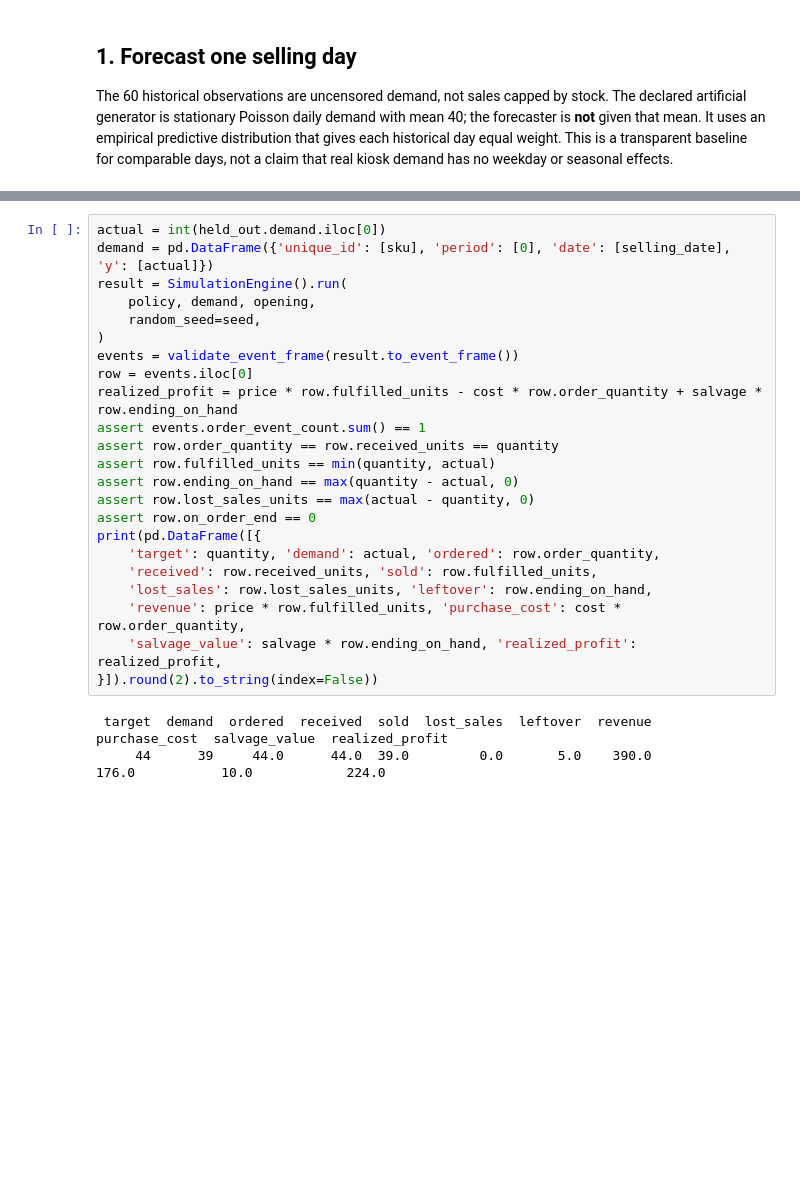
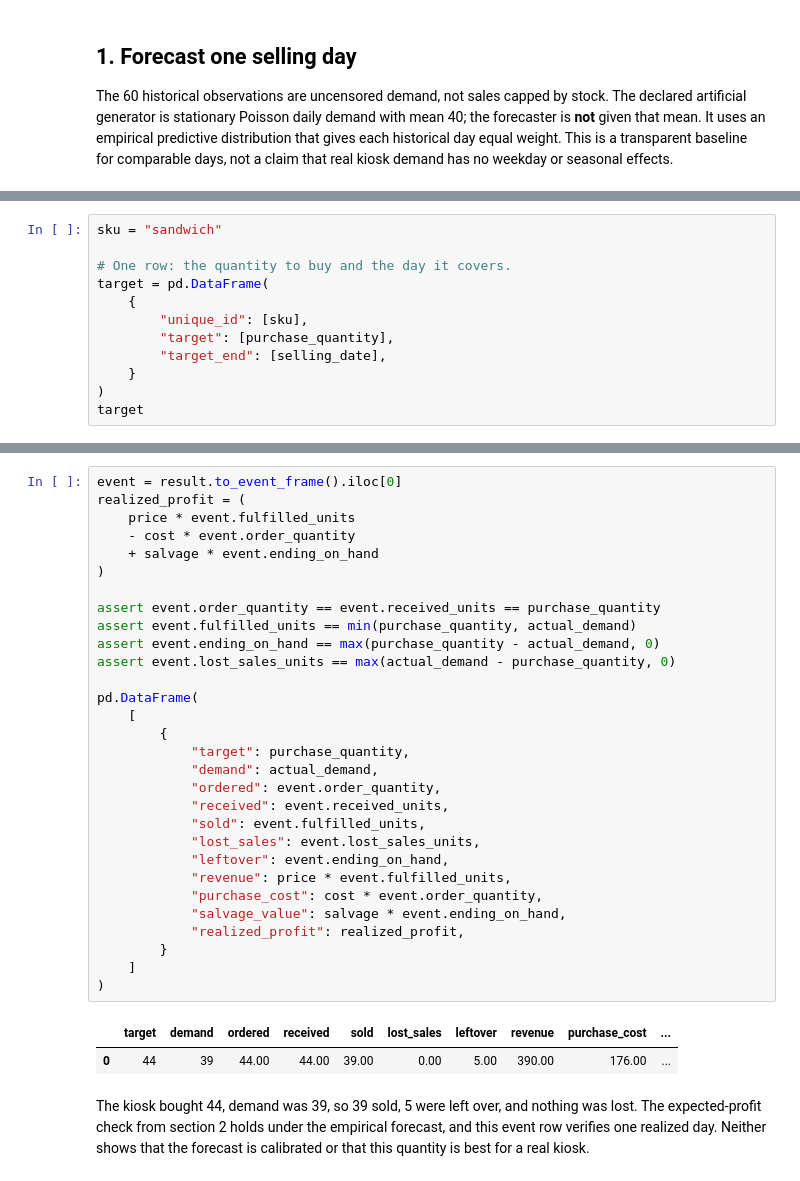
Before and after one commit to FilTheo/stockcast, a Jupyter notebook: examples/notebooks/04b_daily_newsvendor.ipynb, the cells around one changed output, grey strips where cells are left out. Saved outputs shown, nothing was run; the diff lists cells and outputs as text; blank space fills up the shorter version.

```diff
--- a/examples/notebooks/04b_daily_newsvendor.ipynb
+++ b/examples/notebooks/04b_daily_newsvendor.ipynb
@@ -100,0 +186,12 @@ The empirical forecaster has finished its work. We hand Stockcast the selected q
+# %%
+sku = "sandwich"
+
+# One row: the quantity to buy and the day it covers.
+target = pd.DataFrame(
+    {
+        "unique_id": [sku],
+        "target": [purchase_quantity],
+        "target_end": [selling_date],
+    }
+)
+target
@@ -123,27 +248,36 @@ The held-out demand is used only now. Stockcast records the purchase, immediate
 # %%
-actual = int(held_out.demand.iloc[0])
-demand = pd.DataFrame({'unique_id': [sku], 'period': [0], 'date': [selling_date], 'y': [actual]})
-result = SimulationEngine().run(
-    policy, demand, opening,
-    random_seed=seed,
+event = result.to_event_frame().iloc[0]
+realized_profit = (
+    price * event.fulfilled_units
+    - cost * event.order_quantity
+    + salvage * event.ending_on_hand
 )
-events = validate_event_frame(result.to_event_frame())
-row = events.iloc[0]
-realized_profit = price * row.fulfilled_units - cost * row.order_quantity + salvage * row.ending_on_hand
-assert events.order_event_count.sum() == 1
-assert row.order_quantity == row.received_units == quantity
-assert row.fulfilled_units == min(quantity, actual)
-assert row.ending_on_hand == max(quantity - actual, 0)
-assert row.lost_sales_units == max(actual - quantity, 0)
-assert row.on_order_end == 0
-print(pd.DataFrame([{
-    'target': quantity, 'demand': actual, 'ordered': row.order_quantity,
-    'received': row.received_units, 'sold': row.fulfilled_units,
-    'lost_sales': row.lost_sales_units, 'leftover': row.ending_on_hand,
-    'revenue': price * row.fulfilled_units, 'purchase_cost': cost * row.order_quantity,
-    'salvage_value': salvage * row.ending_on_hand, 'realized_profit': realized_profit,
-}]).round(2).to_string(index=False))
+
+assert event.order_quantity == event.received_units == purchase_quantity
+assert event.fulfilled_units == min(purchase_quantity, actual_demand)
+assert event.ending_on_hand == max(purchase_quantity - actual_demand, 0)
+assert event.lost_sales_units == max(actual_demand - purchase_quantity, 0)
+
+pd.DataFrame(
+    [
+        {
+            "target": purchase_quantity,
+            "demand": actual_demand,
+            "ordered": event.order_quantity,
+            "received": event.received_units,
+            "sold": event.fulfilled_units,
+            "lost_sales": event.lost_sales_units,
+            "leftover": event.ending_on_hand,
+            "revenue": price * event.fulfilled_units,
+            "purchase_cost": cost * event.order_quantity,
+            "salvage_value": salvage * event.ending_on_hand,
+            "realized_profit": realized_profit,
+        }
+    ]
+)
 # %% [output]
- target  demand  ordered  received  sold  lost_sales  leftover  revenue  purchase_cost  salvage_value  realized_profit
-     44      39     44.0      44.0  39.0         0.0       5.0    390.0          176.0           10.0            224.0
+|  | target | demand | ordered | received | sold | lost_sales | leftover | revenue | purchase_cost | ... |
+| 0 | 44 | 39 | 44.00 | 44.00 | 39.00 | 0.00 | 5.00 | 390.00 | 176.00 | ... |
+# %% [markdown]
+The kiosk bought 44, demand was 39, so 39 sold, 5 were left over, and nothing was lost. The expected-profit check from section 2 holds under the empirical forecast, and this event row verifies one realized day. Neither shows that the forecast is calibrated or that this quantity is best for a real kiosk.
 # %%
```
Also changed, not shown: parts of 15 cells of this notebook.
